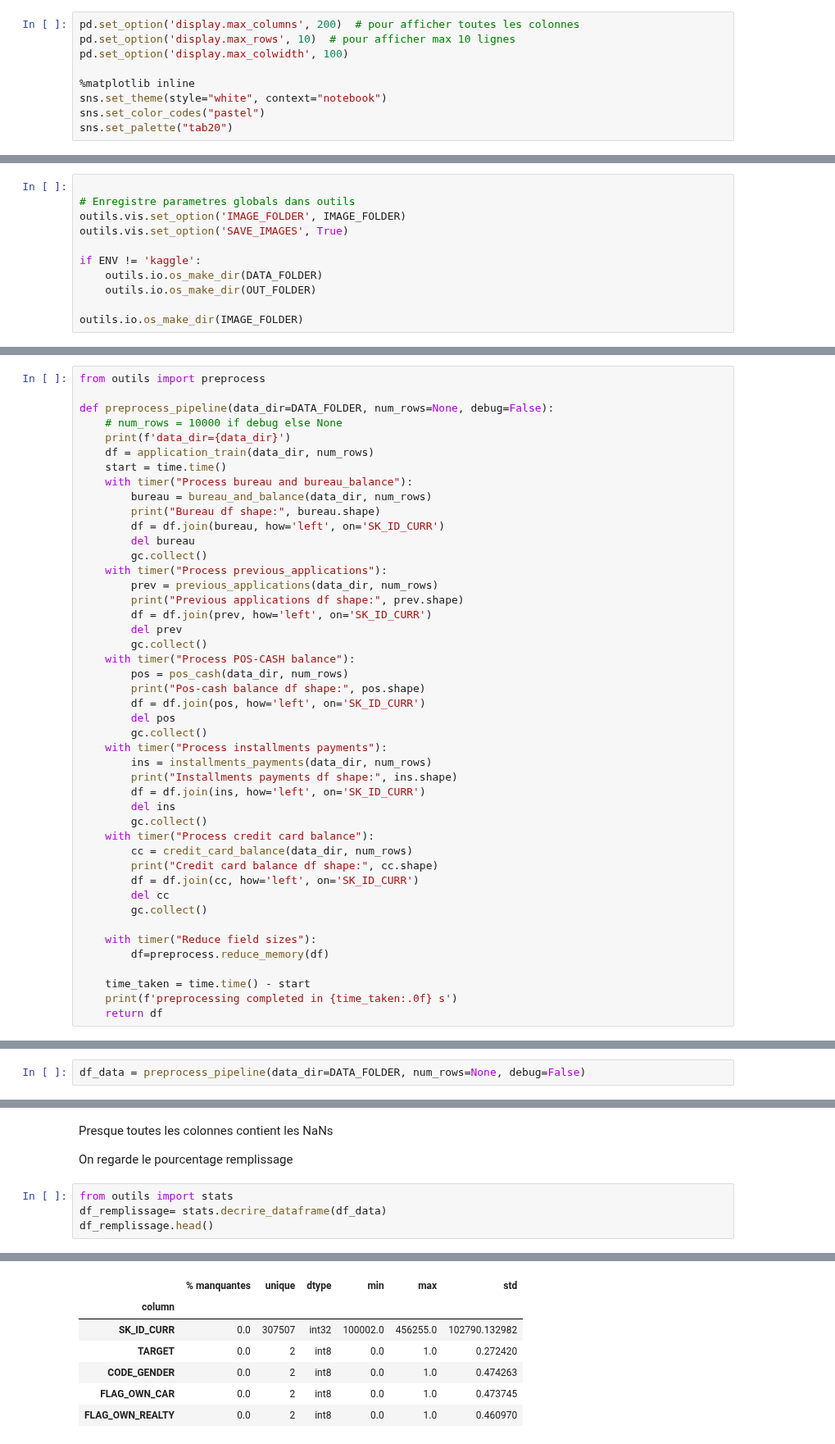
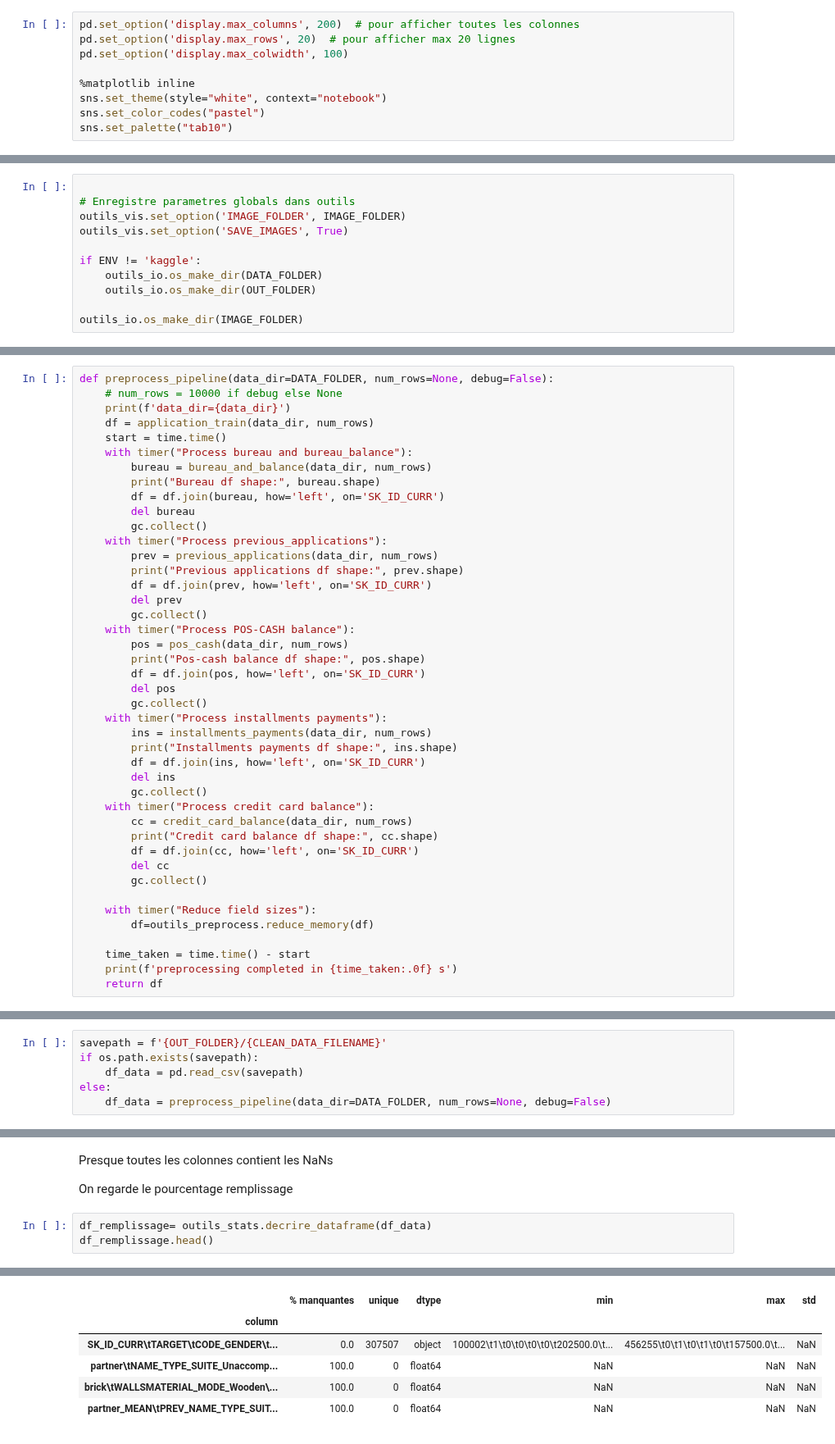
Before and after one commit to mrcreasey/oc-ds-p7-scoring-dashboard, a Jupyter notebook: code/P7_nettoyage.ipynb, the cells around one changed output, grey strips where cells are left out. Shown at 82% size. Saved outputs shown, nothing was run; the diff lists cells and outputs as text.

```diff
--- a/code/P7_nettoyage.ipynb
+++ b/code/P7_nettoyage.ipynb
@@ -138,13 +138,13 @@ sklearn==1.0.2; seaborn==0.11.2; pandas==1.1.5; numpy==1.21.5; platform==1.0.8
 ### 1.5.3 Configuration défauts d'affichage
 # %%
 pd.set_option('display.max_columns', 200)  # pour afficher toutes les colonnes
-pd.set_option('display.max_rows', 10)  # pour afficher max 10 lignes
+pd.set_option('display.max_rows', 20)  # pour afficher max 20 lignes
 pd.set_option('display.max_colwidth', 100)
 
 %matplotlib inline
 sns.set_theme(style="white", context="notebook")
 sns.set_color_codes("pastel")
-sns.set_palette("tab20")
+sns.set_palette("tab10")
 # %% [markdown]
 ### Bibliothèque personelle
 
@@ -158,14 +160,14 @@ from outils.timed import timer
 # %%
 
 # Enregistre parametres globals dans outils
-outils.vis.set_option('IMAGE_FOLDER', IMAGE_FOLDER)
-outils.vis.set_option('SAVE_IMAGES', True)
+outils_vis.set_option('IMAGE_FOLDER', IMAGE_FOLDER)
+outils_vis.set_option('SAVE_IMAGES', True)
 
 if ENV != 'kaggle':
-    outils.io.os_make_dir(DATA_FOLDER)
-    outils.io.os_make_dir(OUT_FOLDER)
+    outils_io.os_make_dir(DATA_FOLDER)
+    outils_io.os_make_dir(OUT_FOLDER)
 
-outils.io.os_make_dir(IMAGE_FOLDER)
+outils_io.os_make_dir(IMAGE_FOLDER)
 # %% [markdown]
 # 2. Importation des données <a name="importation"></a>
 # %% [markdown]
@@ -551,8 +553,6 @@ def credit_card_balance(data_dir='data', num_rows=None, nan_as_category=True):
 # %% [markdown]
 ## 2.5 Preprocessing pipeline
 # %%
-from outils import preprocess
-
 def preprocess_pipeline(data_dir=DATA_FOLDER, num_rows=None, debug=False):
     # num_rows = 10000 if debug else None
     print(f'data_dir={data_dir}')
@@ -590,7 +590,7 @@ def preprocess_pipeline(data_dir=DATA_FOLDER, num_rows=None, debug=False):
         gc.collect()
 
     with timer("Reduce field sizes"):
-        df=preprocess.reduce_memory(df)
+        df=outils_preprocess.reduce_memory(df)
 
     time_taken = time.time() - start
     print(f'preprocessing completed in {time_taken:.0f} s')
@@ -598,4 +598,8 @@ def preprocess_pipeline(data_dir=DATA_FOLDER, num_rows=None, debug=False):
 # %% [markdown]
 ### Test pre-processing pipeline
 # %%
-df_data = preprocess_pipeline(data_dir=DATA_FOLDER, num_rows=None, debug=False)
+savepath = f'{OUT_FOLDER}/{CLEAN_DATA_FILENAME}'
+if os.path.exists(savepath):
+    df_data = pd.read_csv(savepath)
+else:
+    df_data = preprocess_pipeline(data_dir=DATA_FOLDER, num_rows=None, debug=False)
@@ -674,7 +655,6 @@ Presque toutes les colonnes contient les NaNs
 
 On regarde le pourcentage remplissage
 # %%
-from outils import stats
-df_remplissage= stats.decrire_dataframe(df_data)
+df_remplissage= outils_stats.decrire_dataframe(df_data)
 df_remplissage.head()
 # %% [output]
@@ -682,10 +665,9 @@ df_remplissage.head()
 |  | % manquantes | unique | dtype | min | max | std |
 | column |  |  |  |  |  |  |
-| SK_ID_CURR | 0.0 | 307507 | int32 | 100002.0 | 456255.0 | 102790.132982 |
-| TARGET | 0.0 | 2 | int8 | 0.0 | 1.0 | 0.272420 |
-| CODE_GENDER | 0.0 | 2 | int8 | 0.0 | 1.0 | 0.474263 |
-| FLAG_OWN_CAR | 0.0 | 2 | int8 | 0.0 | 1.0 | 0.473745 |
-| FLAG_OWN_REALTY | 0.0 | 2 | int8 | 0.0 | 1.0 | 0.460970 |
+| SK_ID_CURR\tTARGET\tCODE_GENDER\t... | 0.0 | 307507 | object | 100002\t1\t0\t0\t0\t0\t202500.0\t... | 456255\t0\t1\t0\t1\t0\t157500.0\t... | NaN |
+| partner\tNAME_TYPE_SUITE_Unaccomp... | 100.0 | 0 | float64 | NaN | NaN | NaN |
+| brick\tWALLSMATERIAL_MODE_Wooden\... | 100.0 | 0 | float64 | NaN | NaN | NaN |
+| partner_MEAN\tPREV_NAME_TYPE_SUIT... | 100.0 | 0 | float64 | NaN | NaN | NaN |
 # %%
 df_remplissage['% manquantes'].describe()
 # %% [output]
```
Also changed, not shown: parts of 15 cells of this notebook, 6 other files.
